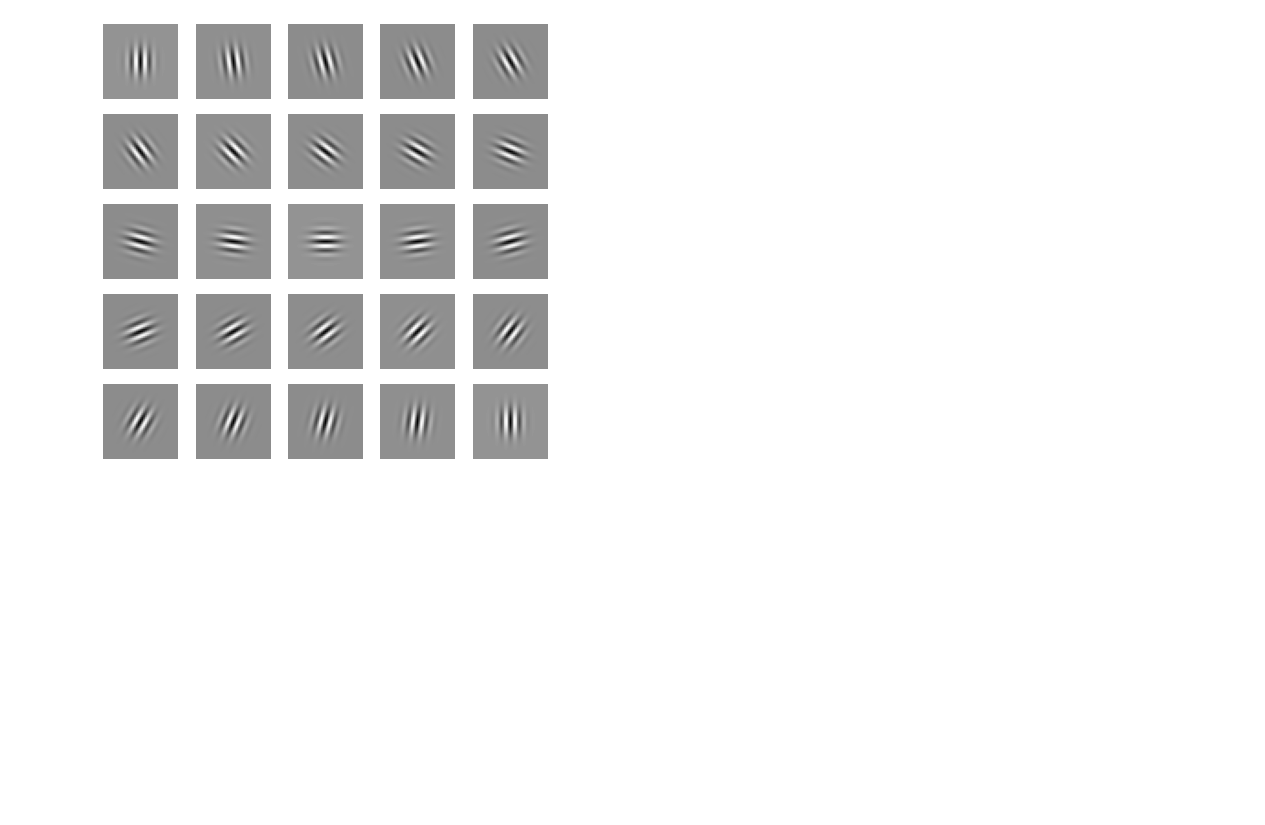
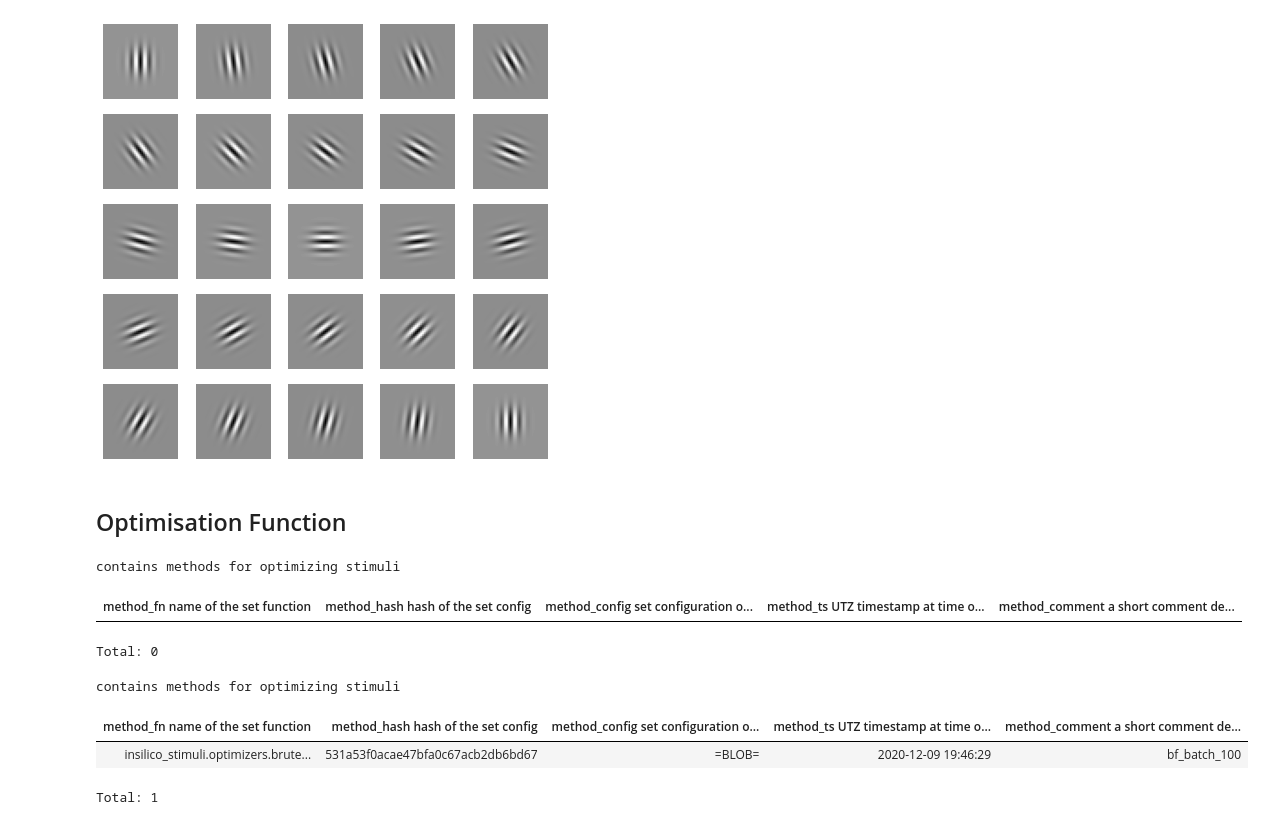
Before and after one commit to sinzlab/insilico-stimuli, a Jupyter notebook: notebooks/insilico_stimuli_orientation_tuning_dj.ipynb, the cells around one changed output. Cells and saved outputs as stored; diff of their text form; code cells hidden in the pictures; blank space fills up the shorter version.

```diff
--- a/notebooks/insilico_stimuli_orientation_tuning_dj.ipynb
+++ b/notebooks/insilico_stimuli_orientation_tuning_dj.ipynb
@@ -118,3 +125,11 @@ for ax, gabor in zip(axs, images):
     ax.axis('off')
 # %% [output]
 [figure]
+# %% [markdown]
+## Optimisation Function
+# %%
+StimuliOptimizeMethod()
+# %% [output]
+contains methods for optimizing stimuli
+| method_fn name of the set function | method_hash hash of the set config | method_config set configuration o... | method_ts UTZ timestamp at time o... | method_comment a short comment de... |
+Total: 0
@@ -120,0 +143,7 @@ for ax, gabor in zip(axs, images):
+# %%
+StimuliOptimizeMethod()
+# %% [output]
+contains methods for optimizing stimuli
+| method_fn name of the set function | method_hash hash of the set config | method_config set configuration o... | method_ts UTZ timestamp at time o... | method_comment a short comment de... |
+| insilico_stimuli.optimizers.brute... | 531a53f0acae47bfa0c67acb2db6bd67 | =BLOB= | 2020-12-09 19:46:29 | bf_batch_100 |
+Total: 1
```
Also changed, not shown: parts of 20 cells of this notebook, 3 other files.
